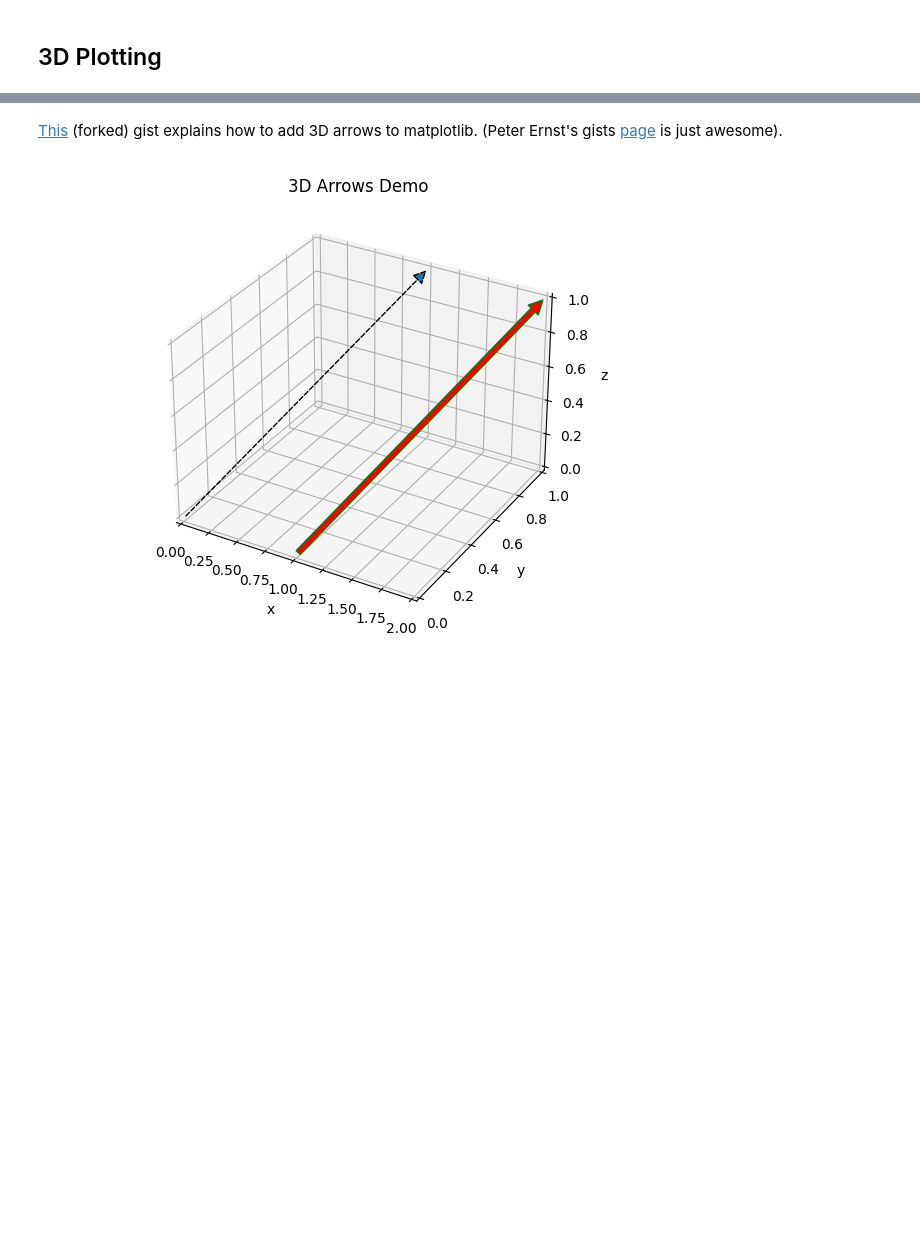
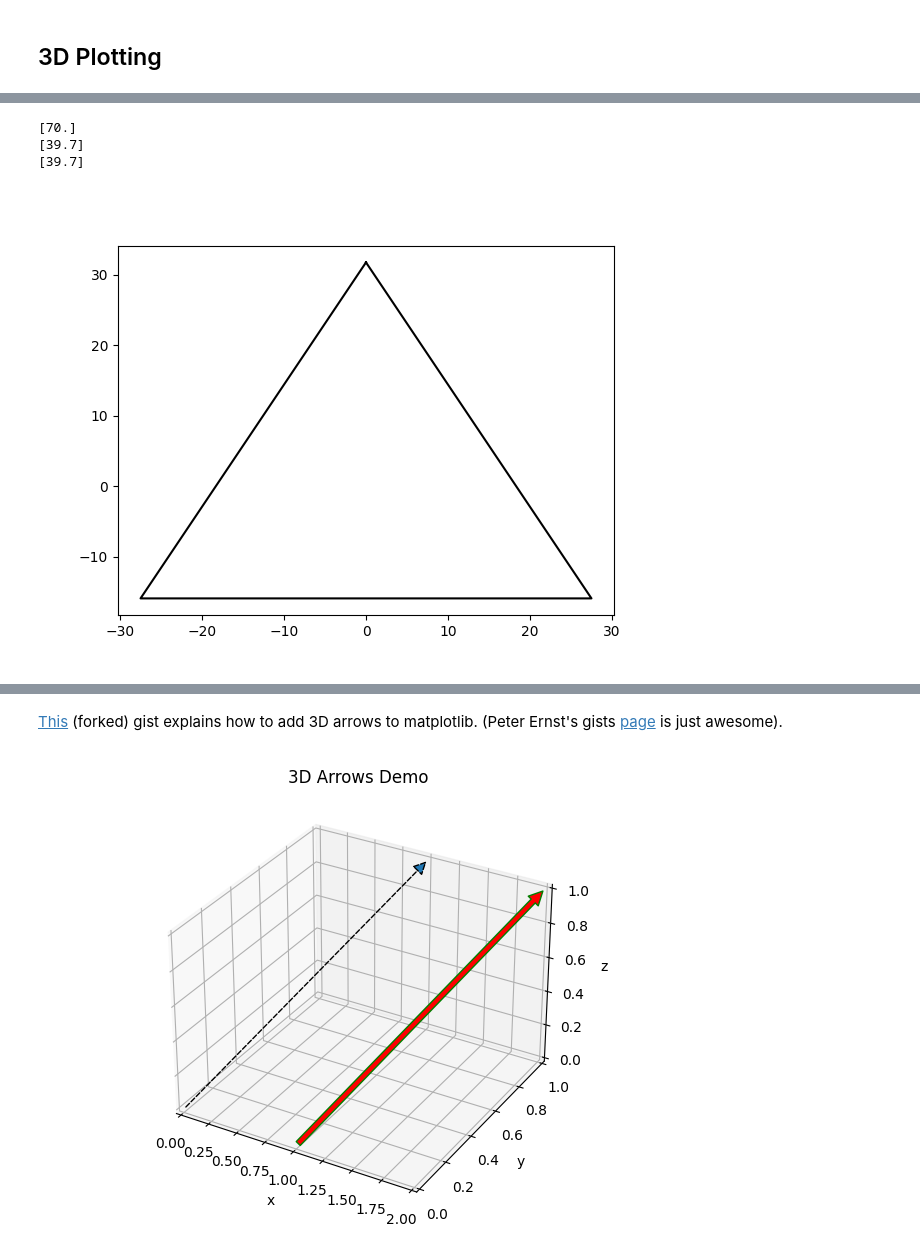
Before and after one commit to WesErg/EyeRoll, a Jupyter notebook: doc/A1_Homogeneous_Transform.ipynb, the cells around one changed output, grey strips where cells are left out. Saved outputs shown, nothing was run; the diff lists cells and outputs as text; code cells hidden in the pictures; blank space fills up the shorter version.

```diff
--- a/doc/A1_Homogeneous_Transform.ipynb
+++ b/doc/A1_Homogeneous_Transform.ipynb
@@ -11,0 +30,5 @@ import matplotlib.pyplot as plt
+# %%
+M34=np.concatenate([R01,np.zeros((R01.shape[0], 1,3))], axis=1)
+T01=np.concatenate([M34, np.array(R01.shape[0]*[[[0],[0],[0],[1]]])], axis=2)
+np.set_printoptions(precision=1, suppress=True)
+print(M34)
@@ -77,0 +314,12 @@ ValueError: operands could not be broadcast together with shapes (8,2) (2,1)
+# %%
+print(f"{w.js[0].joint_angle()}")
+print(f"{w.js[1].joint_angle()}")
+print(f"{w.js[2].joint_angle()}")
+# %% [output]
+[70.]
+[39.7]
+[39.7]
+# %%
+plt.figure();PlaneJ3().plot_2d();plt.show(); plt.gca().set_aspect(1.)
+# %% [output]
+[figure, added]
```
Also changed, not shown: parts of 34 cells of this notebook, 2 other files.
